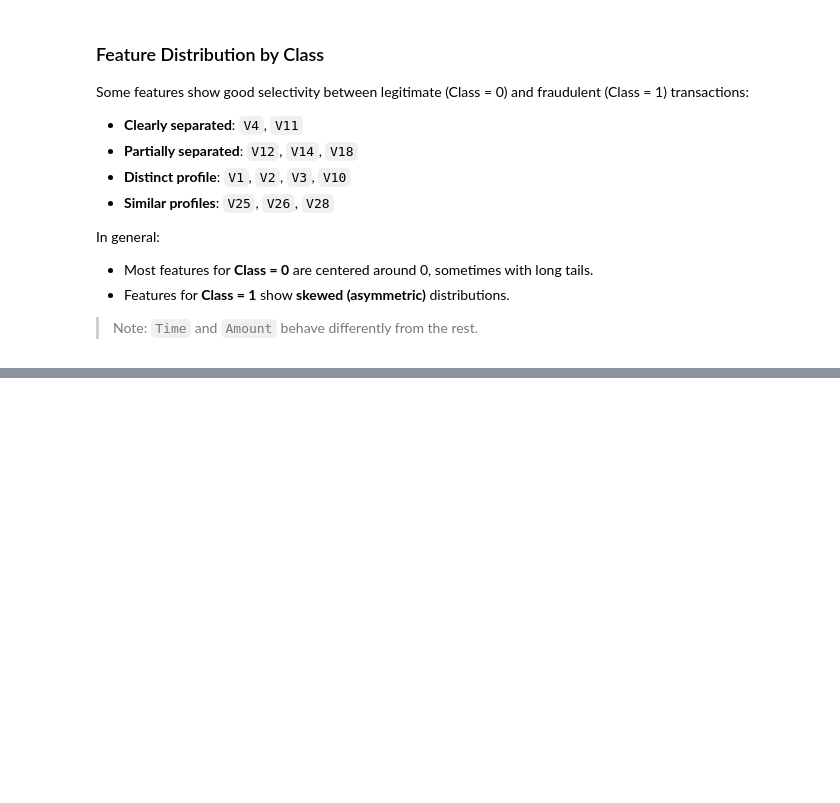
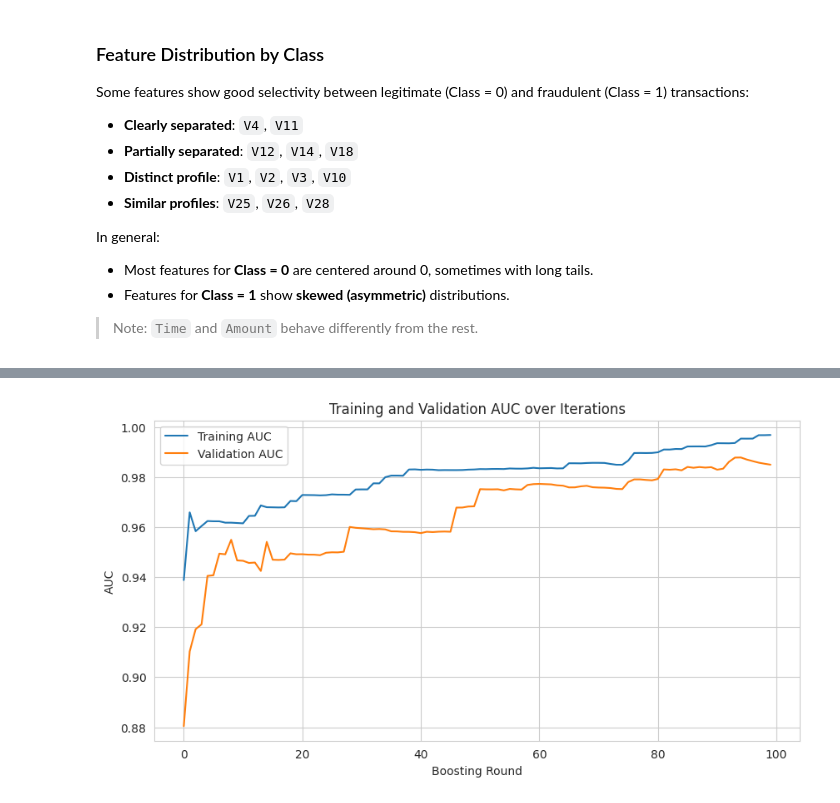
Before and after one commit to shehryars715/Payment_Anomaly_Detector, a Jupyter notebook: cc_Eda.ipynb, the cells around one changed output, grey strips where cells are left out. Cells and saved outputs as stored; diff of their text form; code cells hidden in the pictures; blank space fills up the shorter version.

```diff
--- a/cc_Eda.ipynb
+++ b/cc_Eda.ipynb
@@ -348,0 +480,16 @@ and update your code. This will become an error in seaborn v0.14.0.
+# %%
+# Plot the AUC metric recorded during training
+train_auc = evals_result['training']['auc']
+valid_auc = evals_result['valid_1']['auc']
+
+plt.figure(figsize=(10, 5))
+plt.plot(train_auc, label='Training AUC')
+plt.plot(valid_auc, label='Validation AUC')
+plt.title('Training and Validation AUC over Iterations')
+plt.xlabel('Boosting Round')
+plt.ylabel('AUC')
+plt.legend()
+plt.grid(True)
+plt.show()
+# %% [output]
+[figure, added]
```
Also changed, not shown: parts of 8 cells of this notebook.
